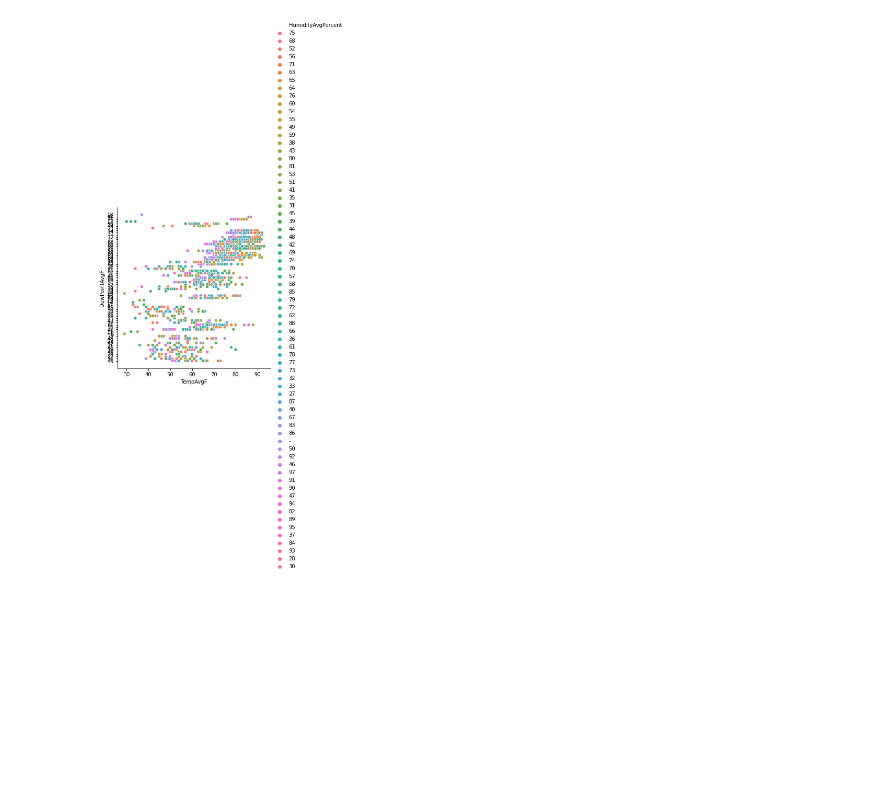
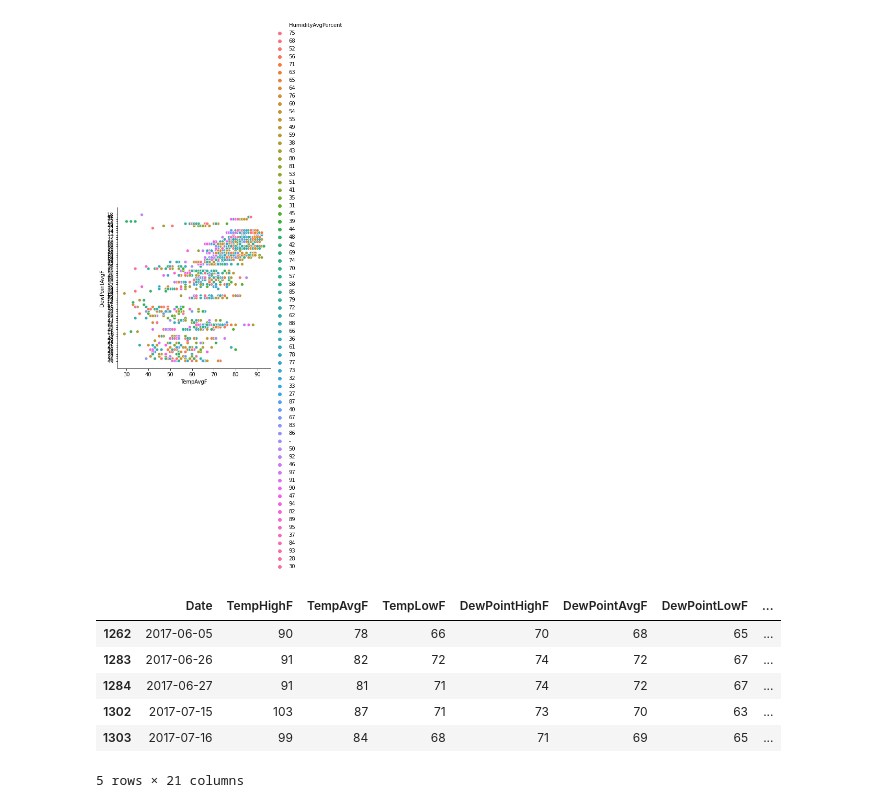
Before and after one commit to sunwenliang14/credit-card-risk, a Jupyter notebook: credit-risk-analysis.ipynb, the cells around one changed output. Cells and saved outputs as stored; diff of their text form; code cells hidden in the pictures; blank space fills up the shorter version.

```diff
--- a/credit-risk-analysis.ipynb
+++ b/credit-risk-analysis.ipynb
@@ -430,3 +430,13 @@ sns.relplot(x="TempAvgF", y="DewPointAvgF", data=df2);
 sns.relplot(x="TempAvgF", y="DewPointAvgF",hue="HumidityAvgPercent", data=df);
 # %% [output]
 [figure]
+# %%
+df2.tail()
+# %% [output]
+|  | Date | TempHighF | TempAvgF | TempLowF | DewPointHighF | DewPointAvgF | DewPointLowF | ... |
+| 1262 | 2017-06-05 | 90 | 78 | 66 | 70 | 68 | 65 | ... |
+| 1283 | 2017-06-26 | 91 | 82 | 72 | 74 | 72 | 67 | ... |
+| 1284 | 2017-06-27 | 91 | 81 | 71 | 74 | 72 | 67 | ... |
+| 1302 | 2017-07-15 | 103 | 87 | 71 | 73 | 70 | 63 | ... |
+| 1303 | 2017-07-16 | 99 | 84 | 68 | 71 | 69 | 65 | ... |
+5 rows × 21 columns
```
